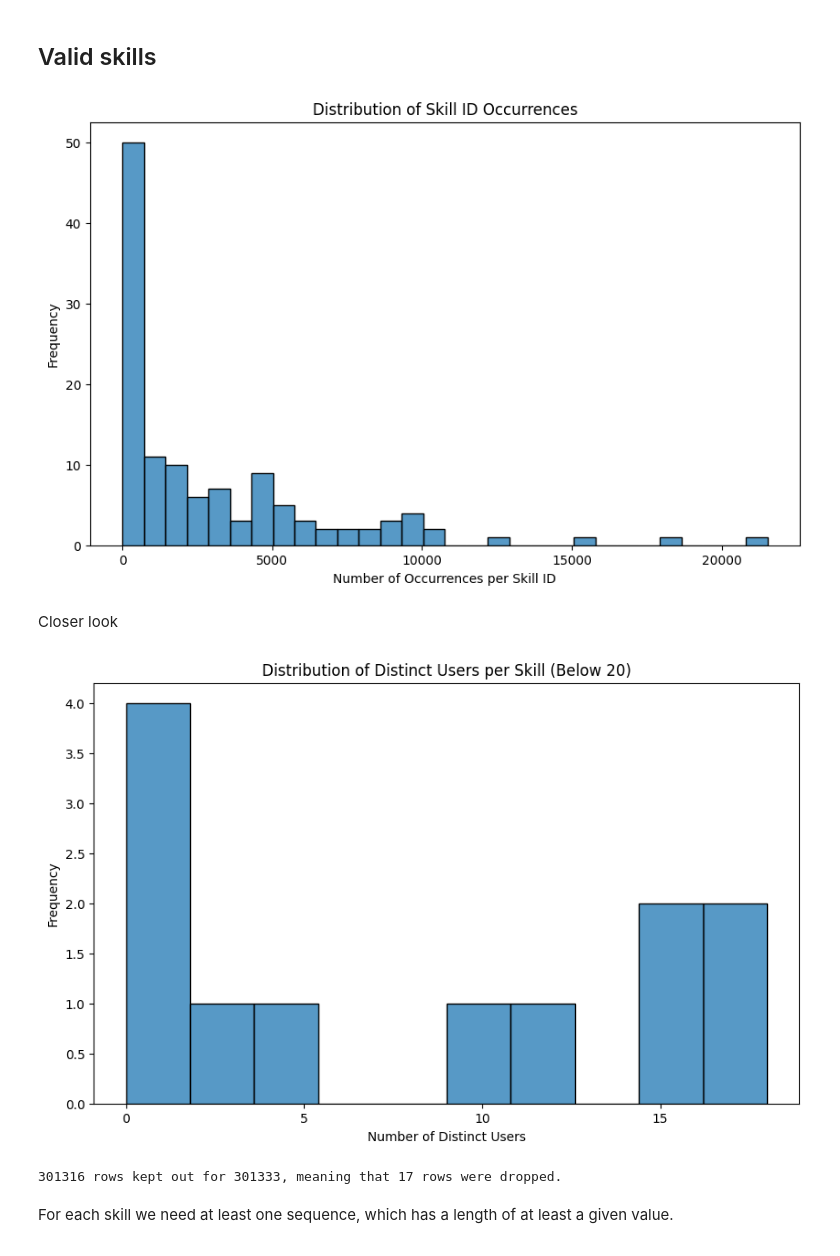
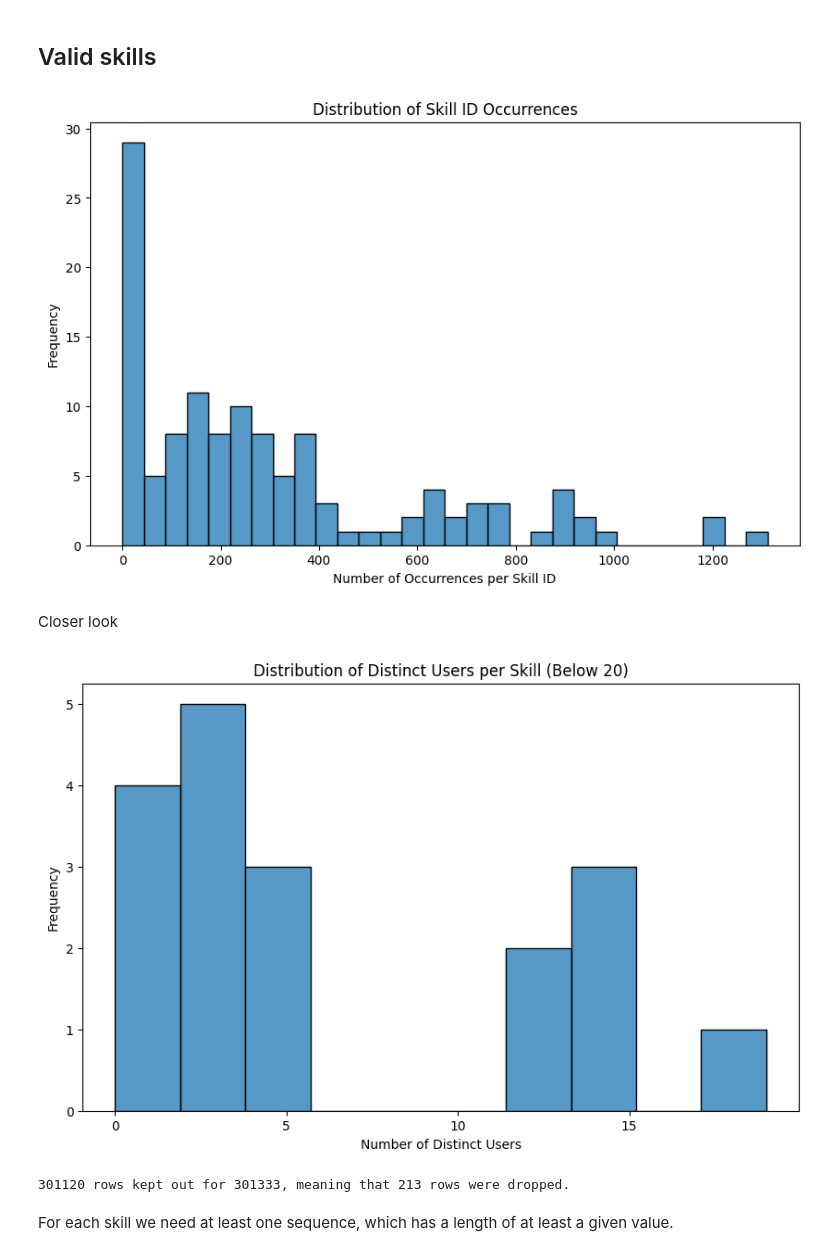
Before and after one commit to botond0401/personalized-education, a Jupyter notebook: notebooks/data_exploration.ipynb, the cells around one changed output. Drawn from its saved outputs; the diff is of its cells as text; code cells hidden in the pictures.

```diff
--- a/notebooks/data_exploration.ipynb
+++ b/notebooks/data_exploration.ipynb
@@ -201,17 +201,17 @@ print(f"{len_after} rows kept out for {len_before}, meaning that {diff} rows wer
 # %%
 # Step 1: Count occurrences for each skill ID (sum the binary columns)
 num_non_skill_columns = len(columns_to_keep)
-skill_occurrences = df_answers_valid_user.iloc[:, num_non_skill_columns:].sum()  # Assuming binary skill columns start from 3rd column onward
+skill_occurrences = df_answers_valid_user.groupby('user_id').max().iloc[:, num_non_skill_columns-1:].sum()
 
 # Step 2: Plot a histogram of occurrences per skill
 plt.figure(figsize=(10, 6))
 sns.histplot(skill_occurrences, bins=30, kde=False)  # Adjust bins as needed
 plt.title('Distribution of Skill ID Occurrences')
 plt.xlabel('Number of Occurrences per Skill ID')
 plt.ylabel('Frequency')
 plt.show()
 # %% [output]
-[figure, old version]
+[figure, new version]
 # %% [markdown]
 Closer look
 # %%
@@ -227,7 +227,7 @@ plt.xticks(range(0, max(skill_occurrences_below_th), 5))  # Adjust range and ste
 
 plt.show()
 # %% [output]
-[figure, old version]
+[figure, new version]
 # %%
 len_before = len(df_answers_valid_user)
 
@@ -246,7 +246,7 @@ diff = len_before - len_after
 
 print(f"{len_after} rows kept out for {len_before}, meaning that {diff} rows were dropped.")
 # %% [output]
-301316 rows kept out for 301333, meaning that 17 rows were dropped.
+301120 rows kept out for 301333, meaning that 213 rows were dropped.
 # %% [markdown]
 For each skill we need at least one sequence, which has a length of at least a given value.
 # %%
```
Also changed, not shown: parts of 9 cells of this notebook.
